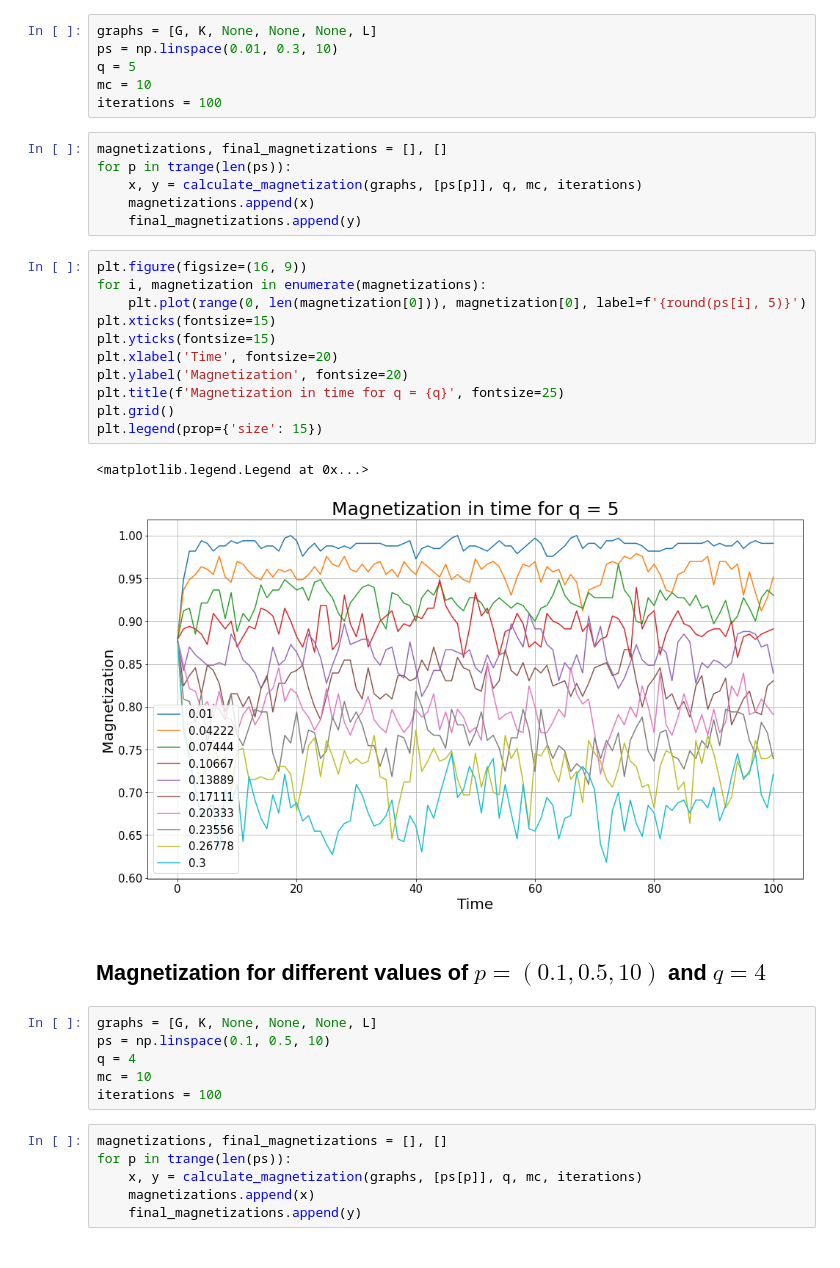
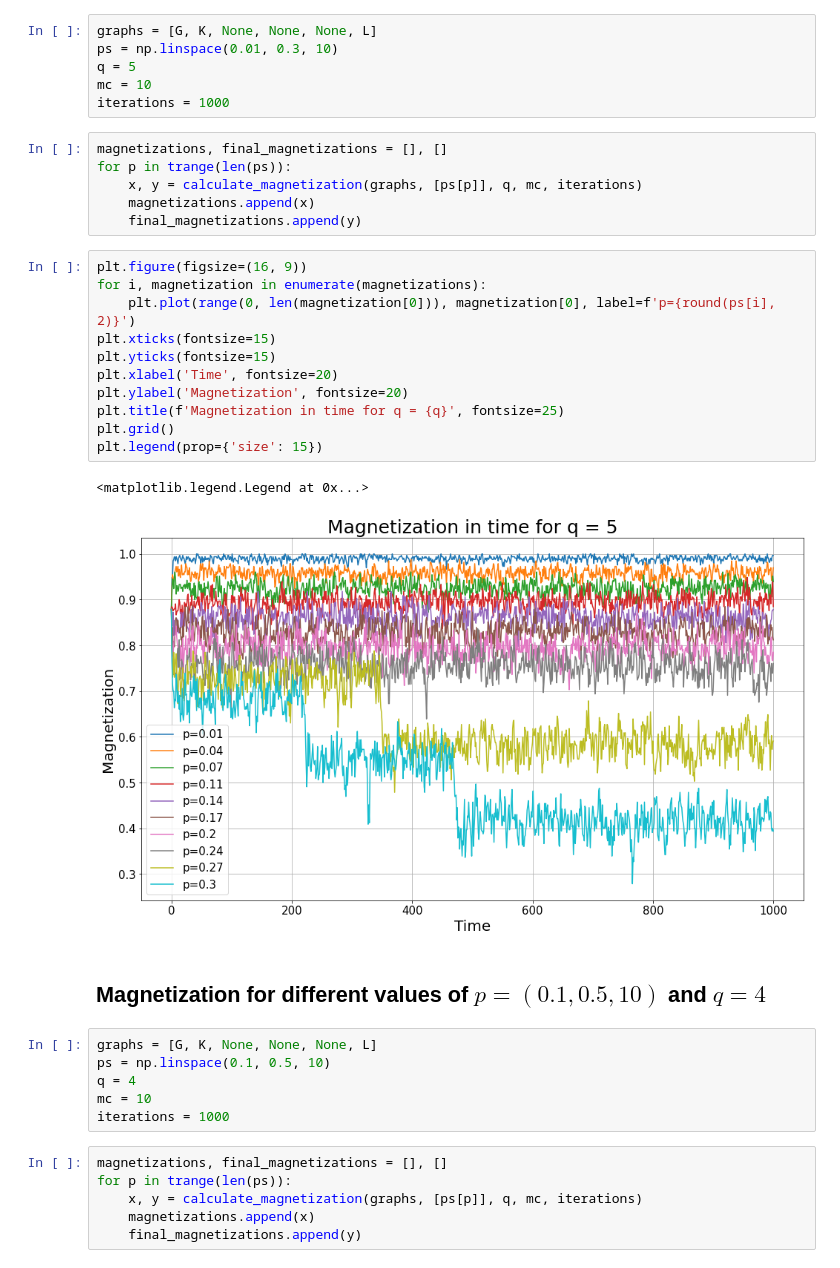
Before and after one commit to dpalatynski/Master-Thesis, a Jupyter notebook: Models_4.ipynb, the cells around one changed output. Cells and saved outputs as stored; diff of their text form.

```diff
--- a/Models_4.ipynb
+++ b/Models_4.ipynb
@@ -145,7 +145,7 @@ graphs = [G, K, None, None, None, L]
 ps = np.linspace(0.01, 0.3, 10)
 q = 5
 mc = 10
-iterations = 100
+iterations = 1000
 # %%
 magnetizations, final_magnetizations = [], []
 for p in trange(len(ps)):
@@ -155,17 +155,17 @@ for p in trange(len(ps)):
 # %%
 plt.figure(figsize=(16, 9))
 for i, magnetization in enumerate(magnetizations):
-    plt.plot(range(0, len(magnetization[0])), magnetization[0], label=f'{round(ps[i], 5)}')
+    plt.plot(range(0, len(magnetization[0])), magnetization[0], label=f'p={round(ps[i], 2)}')
 plt.xticks(fontsize=15)
 plt.yticks(fontsize=15)
 plt.xlabel('Time', fontsize=20)
 plt.ylabel('Magnetization', fontsize=20)
 plt.title(f'Magnetization in time for q = {q}', fontsize=25)
 plt.grid()
 plt.legend(prop={'size': 15})
 # %% [output]
 <matplotlib.legend.Legend at 0x...>
-[figure, old version]
+[figure, new version]
 # %% [markdown]
 ## Magnetization for different values of $𝑝 = (0.1, 0.5, 10)$ and $𝑞=4$
 # %%
@@ -173,7 +173,7 @@ graphs = [G, K, None, None, None, L]
 ps = np.linspace(0.1, 0.5, 10)
 q = 4
 mc = 10
-iterations = 100
+iterations = 1000
 # %%
 magnetizations, final_magnetizations = [], []
 for p in trange(len(ps)):
```
Also changed, not shown: parts of 4 cells of this notebook, 3 other files.
